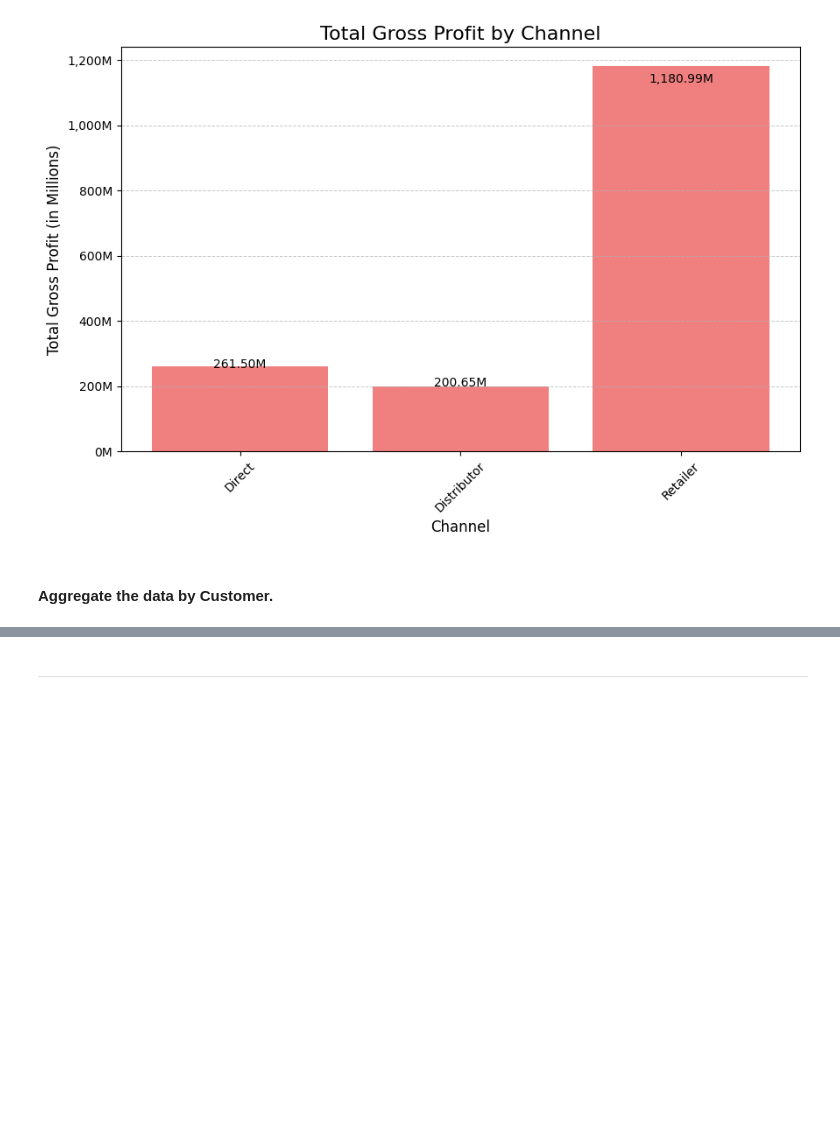
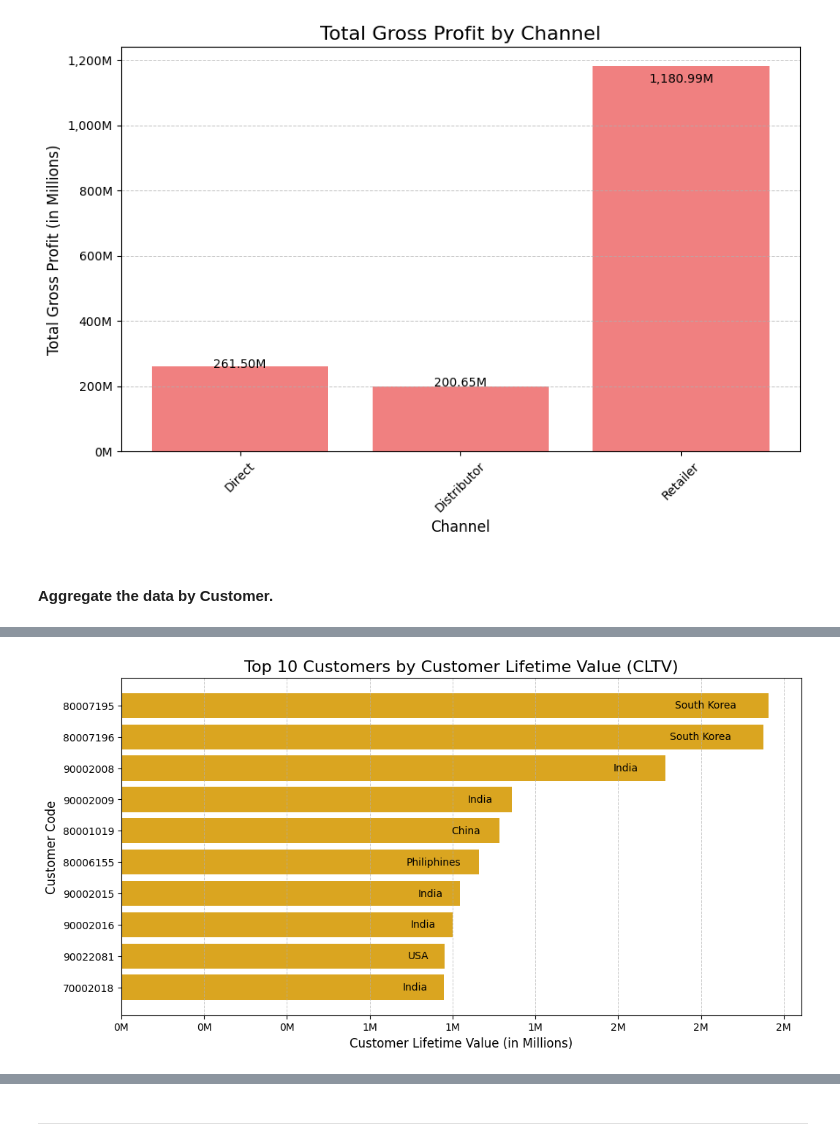
Before and after one commit to CesarChaparro1974/Financial_Analysis_Project, a Jupyter notebook: final_project.ipynb, the cells around one changed output, grey strips where cells are left out. Saved outputs shown, nothing was run; the diff lists cells and outputs as text; code cells hidden in the pictures; blank space fills up the shorter version.

Commit message:
plots

```diff
--- a/final_project.ipynb
+++ b/final_project.ipynb
@@ -1476,3 +1476,40 @@ aggregated_customer.head(10)
 | 7 | 70006157 | 3.438517e+05 | 241837.2469 | 15258 | 241837.2469 | ... |
 | 8 | 70006158 | 3.816029e+05 | 268303.5315 | 17015 | 268303.5315 | ... |
 | 9 | 70007198 | 6.543170e+05 | 459989.9115 | 29101 | 459989.9115 | ... |
+# %%
+# sort by customer lifetime value to highlight top customers
+top_customers = aggregated_customer.sort_values(by='customer_lifetime_value', ascending=False).head(10)
+
+# merge with dim_customer to get market information
+top_customers = pd.merge(top_customers, dim_customer[['customer_code', 'market']], on='customer_code', how='left')
+
+# set the size of the plot
+fig, ax = plt.subplots(figsize=(12, 6))
+
+# create the bar plot
+bars = ax.barh(top_customers['customer_code'].astype(str), top_customers['customer_lifetime_value'], color='goldenrod')
+
+# add titles and labels
+ax.set_title('Top 10 Customers by Customer Lifetime Value (CLTV)', fontsize=16)
+ax.set_xlabel('Customer Lifetime Value (in Millions)', fontsize=12)
+ax.set_ylabel('Customer Code', fontsize=12)
+
+# invert the y-axis to have the highest CLTV at the top
+plt.gca().invert_yaxis()
+
+# format the x-axis to show values in millions
+formatter = plt.FuncFormatter(lambda x, pos: f'{x*1e-6:,.0f}M')
+ax.xaxis.set_major_formatter(formatter)
+
+# add grid lines for better readability
+ax.grid(True, which='both', axis='x', linestyle='--', linewidth=0.7, alpha=0.7)
+
+# add market labels inside the bars
+for bar, market in zip(bars, top_customers['market']):
+    width = bar.get_width()
+    ax.text(width - 0.05*width, bar.get_y() + bar.get_height()/2, market,
+            ha='right', va='center', color='black', fontsize=10)
+
+plt.show()
+# %% [output]
+[figure, added]
```
Also changed, not shown: parts of 1 cell of this notebook.
